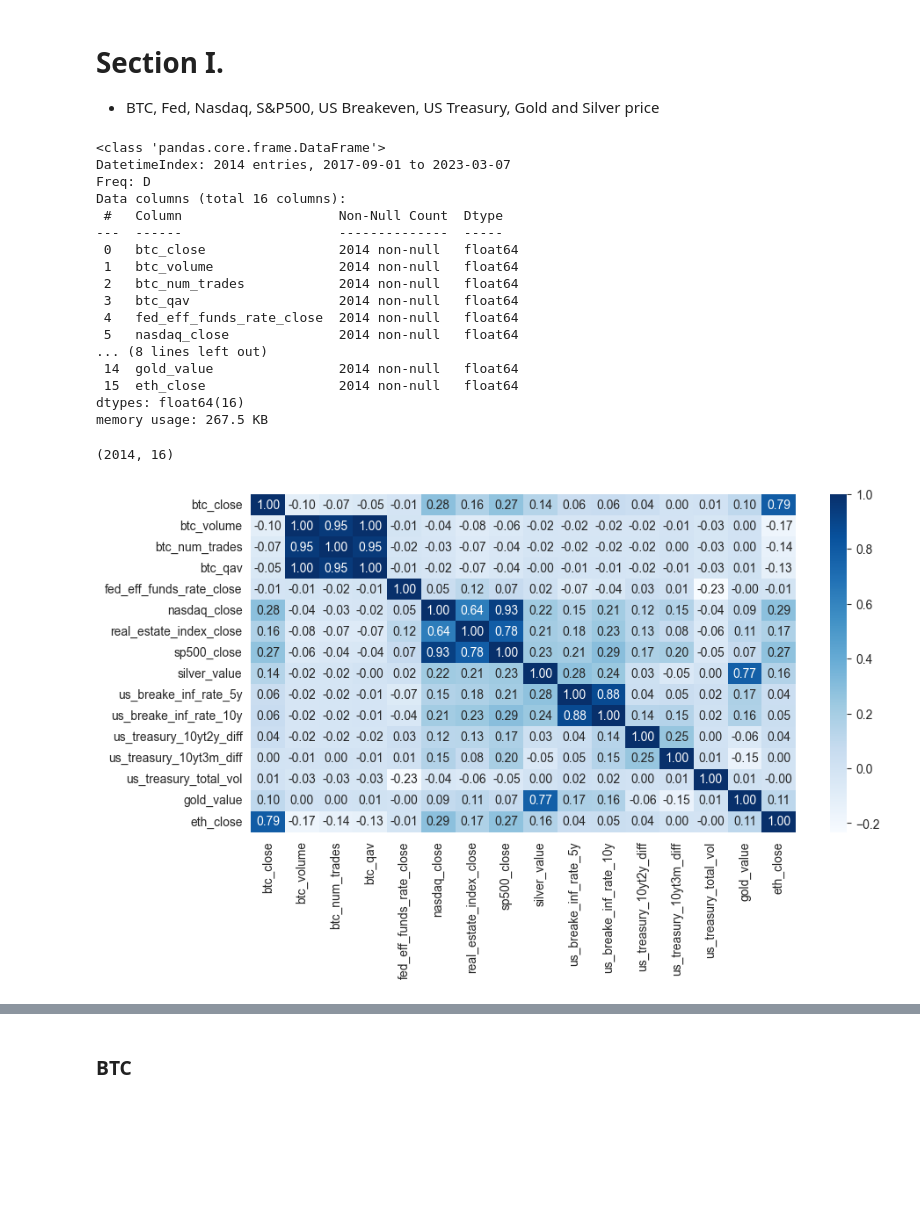
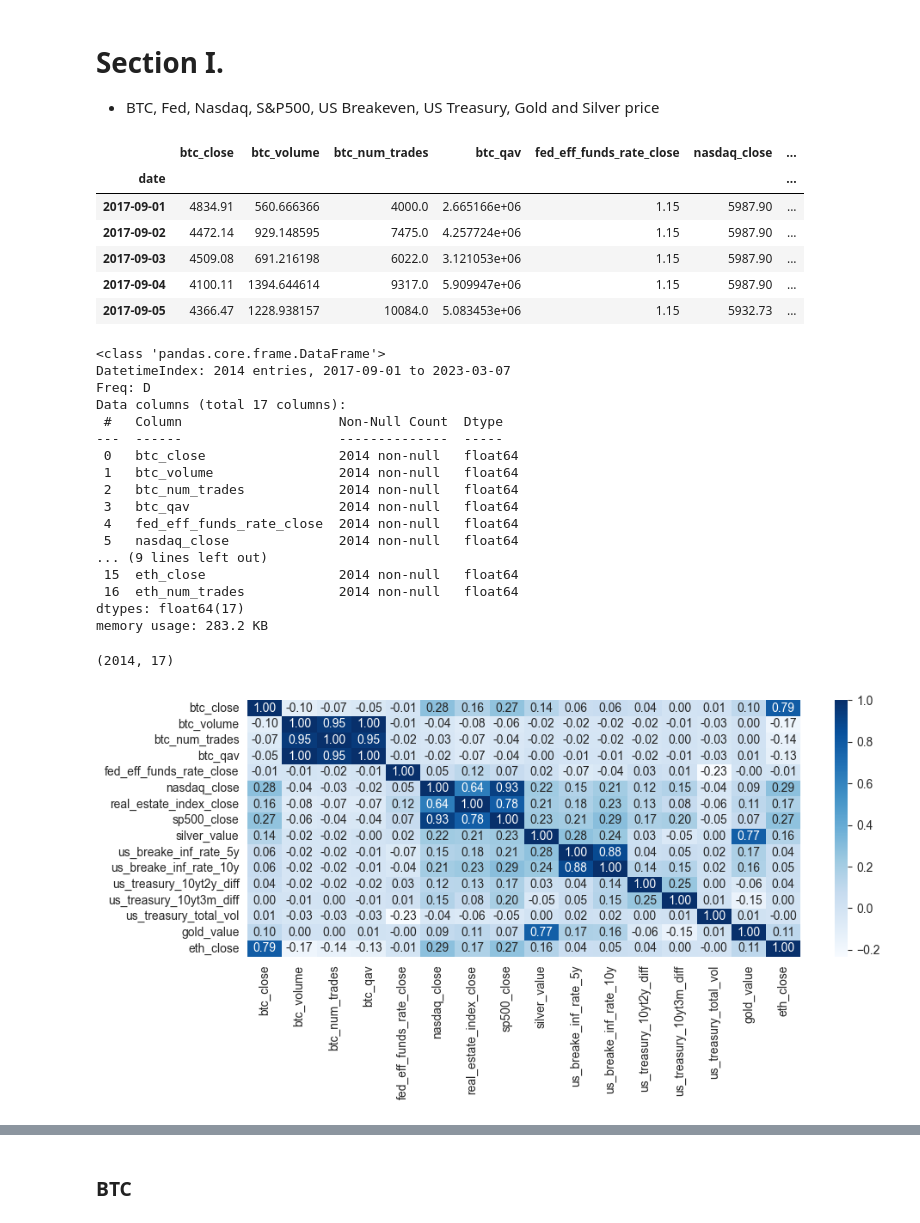
Before and after one commit to danieltar18/ethereum_analysis, a Jupyter notebook: statistics_of_training_dataset.ipynb, the cells around one changed output, grey strips where cells are left out. Cells and saved outputs as stored; diff of their text form; code cells hidden in the pictures; blank space fills up the shorter version.

```diff
--- a/statistics_of_training_dataset.ipynb
+++ b/statistics_of_training_dataset.ipynb
@@ -502,14 +502,24 @@ plot_2_lineplots_sep_axis(basic,
 - BTC, Fed, Nasdaq, S&P500, US Breakeven, US Treasury, Gold and Silver price
 # %%
 section1 = df[['btc_close', 'btc_volume', 'btc_num_trades', 'btc_qav', 'fed_eff_funds_rate_close', 'nasdaq_close', 'real_estate_index_close', 'sp500_close', 'silver_value',
-       'us_breake_inf_rate_5y', 'us_breake_inf_rate_10y', 'us_treasury_10yt2y_diff', 'us_treasury_10yt3m_diff', 'us_treasury_total_vol', 'gold_value', 'eth_close']]
+       'us_breake_inf_rate_5y', 'us_breake_inf_rate_10y', 'us_treasury_10yt2y_diff', 'us_treasury_10yt3m_diff', 'us_treasury_total_vol', 'gold_value', 'eth_close', 'eth_num_trades']]
+# %%
+section1.head()
+# %% [output]
+|  | btc_close | btc_volume | btc_num_trades | btc_qav | fed_eff_funds_rate_close | nasdaq_close | ... |
+| date |  |  |  |  |  |  | ... |
+| 2017-09-01 | 4834.91 | 560.666366 | 4000.0 | 2.665166e+06 | 1.15 | 5987.90 | ... |
+| 2017-09-02 | 4472.14 | 929.148595 | 7475.0 | 4.257724e+06 | 1.15 | 5987.90 | ... |
+| 2017-09-03 | 4509.08 | 691.216198 | 6022.0 | 3.121053e+06 | 1.15 | 5987.90 | ... |
+| 2017-09-04 | 4100.11 | 1394.644614 | 9317.0 | 5.909947e+06 | 1.15 | 5987.90 | ... |
+| 2017-09-05 | 4366.47 | 1228.938157 | 10084.0 | 5.083453e+06 | 1.15 | 5932.73 | ... |
 # %%
 section1.info()
 # %% [output]
 <class 'pandas.core.frame.DataFrame'>
 DatetimeIndex: 2014 entries, 2017-09-01 to 2023-03-07
 Freq: D
-Data columns (total 16 columns):
+Data columns (total 17 columns):
  #   Column                    Non-Null Count  Dtype
 ---  ------                    --------------  -----
  0   btc_close                 2014 non-null   float64
@@ -518,18 +528,20 @@ Data columns (total 16 columns):
  3   btc_qav                   2014 non-null   float64
  4   fed_eff_funds_rate_close  2014 non-null   float64
  5   nasdaq_close              2014 non-null   float64
-... (8 lines left out)
- 14  gold_value                2014 non-null   float64
+... (9 lines left out)
  15  eth_close                 2014 non-null   float64
-dtypes: float64(16)
-memory usage: 267.5 KB
+ 16  eth_num_trades            2014 non-null   float64
+dtypes: float64(17)
+memory usage: 283.2 KB
 # %%
 section1.shape
 # %% [output]
-(2014, 16)
+(2014, 17)
 # %%
 plt.figure(figsize=default_figsize)
-sns.heatmap(np.log(section1).diff().dropna().corr(), annot=True, cmap="Blues", fmt=".2f");
+sns.heatmap(np.log(section1).diff().dropna().drop("eth_num_trades", axis=1).corr(), annot=True, cmap="Blues", fmt=".2f");
+plt.tight_layout()
+plt.savefig("charts/section1/section1_heatmap.png")
 plt.show()
 # %% [output]
-[figure, old version]
+[figure, new version]
```
Also changed, not shown: parts of 16 cells of this notebook, 17 other files.
